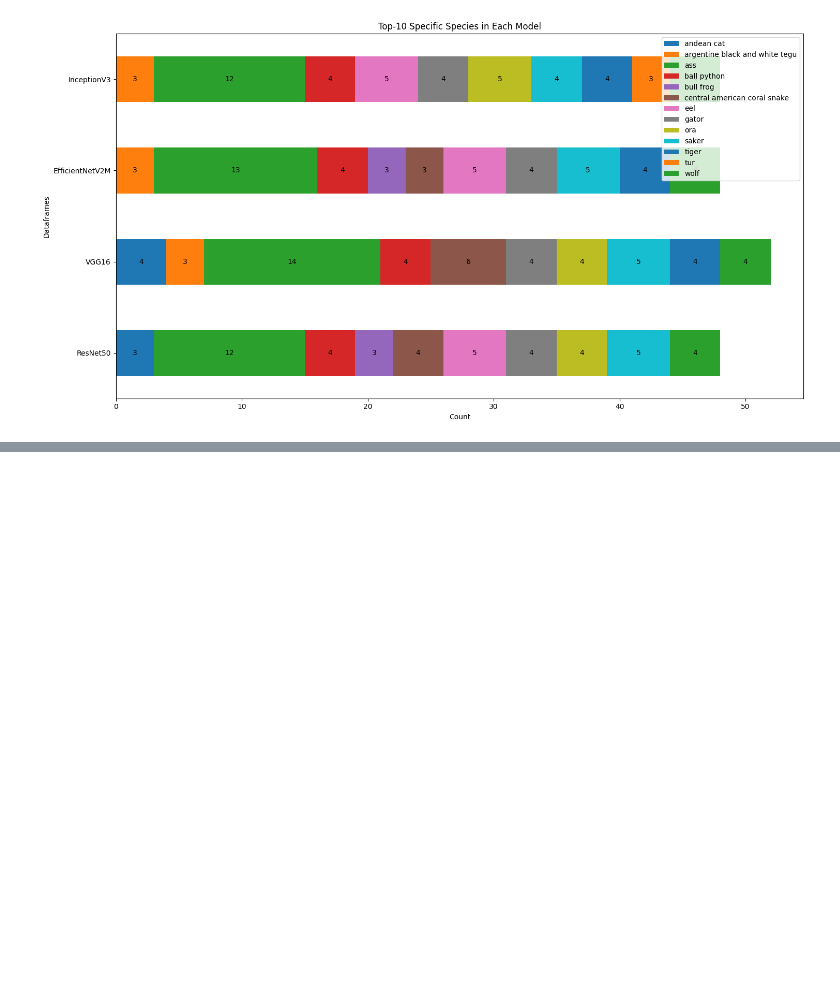
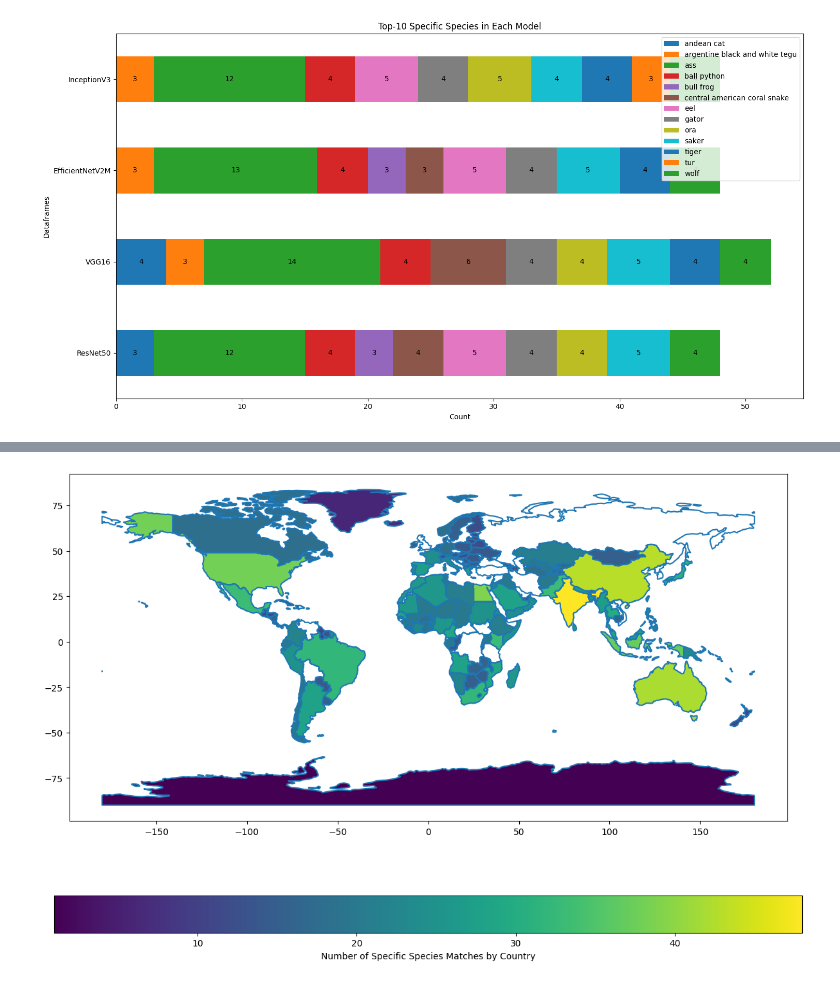
Before and after one commit to sammitako/CS-GY-6513-Big-Data, a Jupyter notebook: Image_classification.ipynb, the cells around one changed output, grey strips where cells are left out. Drawn from its saved outputs; the diff is of its cells as text; code cells hidden in the pictures; blank space fills up the shorter version.

```diff
--- a/Image_classification.ipynb
+++ b/Image_classification.ipynb
@@ -2015,0 +2178,20 @@ plot_top10_species(specific_data, 'Top-10 Specific Species in Each Model')
+# %%
+import geopandas as gpd
+import matplotlib.pyplot as plt
+
+specific_country_match_counts = all_specific_name_matches['Country_List'].value_counts().reset_index()
+specific_country_match_counts.columns = ['Country', 'Match_Count']
+
+world = gpd.read_file(gpd.datasets.get_path('naturalearth_lowres'))
+
+world = world.merge(specific_country_match_counts, left_on='name', right_on='Country', how='left')
+
+fig, ax = plt.subplots(1, 1, figsize=(15, 10))
+world.boundary.plot(ax=ax)
+world.plot(column='Match_Count', ax=ax, legend=True,
+           legend_kwds={'label': "Number of Specific Species Matches by Country",
+                        'orientation': "horizontal"})
+
+plt.show()
+# %% [output]
+[figure, added]
```
Also changed, not shown: parts of 14 cells of this notebook.
